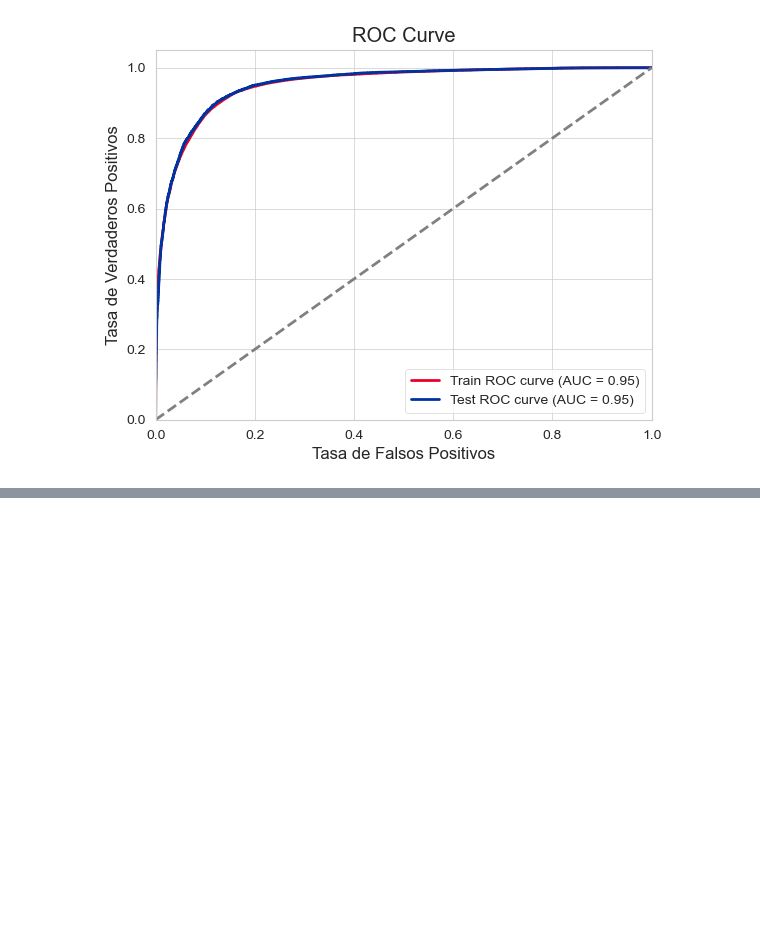
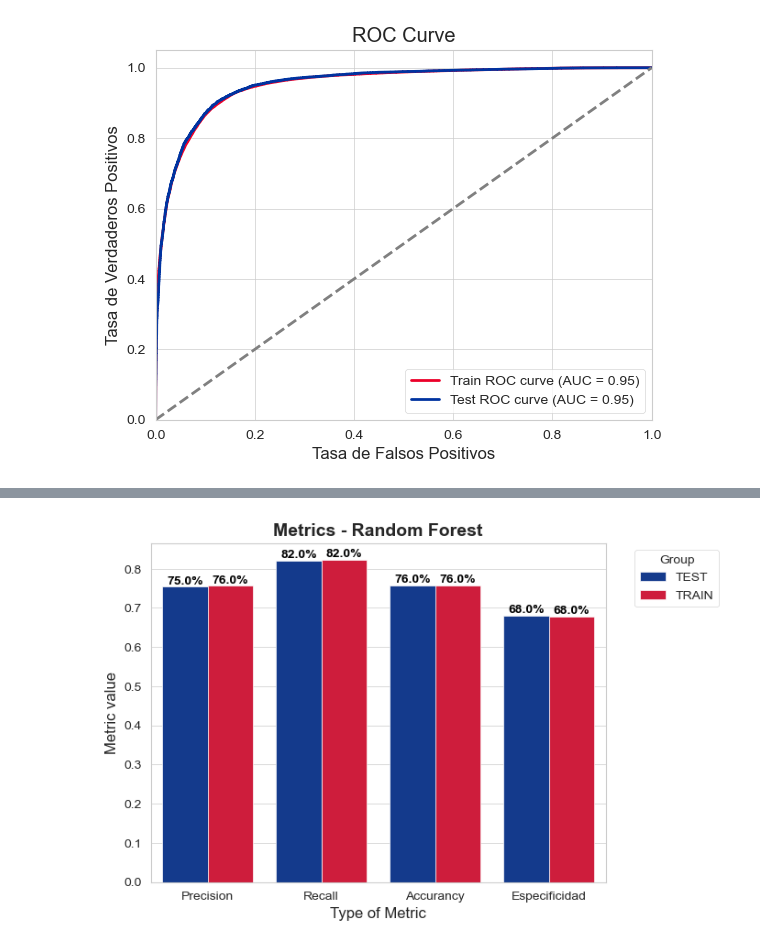
Before and after one commit to florderudder/proyectofinal_coderhouse, a Jupyter notebook: PrimeraEntrega+Derudder.ipynb, the cells around one changed output, grey strips where cells are left out. Cells and saved outputs as stored; diff of their text form; code cells hidden in the pictures; blank space fills up the shorter version.

```diff
--- a/PrimeraEntrega+Derudder.ipynb
+++ b/PrimeraEntrega+Derudder.ipynb
@@ -1577,0 +1711,92 @@ plt.show()
+# %%
+# Tomo los valores de la matriz de confusión para Random Forest
+Total_TEST_RF = sum(sum(confusion_test_rf))
+Total_TRAIN_RF = sum(sum(confusion_entrenamiento_rf))
+TP_TEST_RF = confusion_test_rf[1, 1]
+TP_TRAIN_RF = confusion_entrenamiento_rf[1, 1]
+TN_TEST_RF = confusion_test_rf[0, 0]
+TN_TRAIN_RF = confusion_entrenamiento_rf[0, 0]
+FP_TEST_RF = confusion_test_rf[0, 1]
+FP_TRAIN_RF = confusion_entrenamiento_rf[0, 1]
+FN_TEST_RF = confusion_test_rf[1, 0]
+FN_TRAIN_RF = confusion_entrenamiento_rf[1, 0]
+
+# Calculo las métricas para Random Forest
+Precision_TEST_RF = TP_TEST_RF / (TP_TEST_RF + FP_TEST_RF)
+Precision_TRAIN_RF = TP_TRAIN_RF / (TP_TRAIN_RF + FP_TRAIN_RF)
+Recall_TEST_RF = TP_TEST_RF / (TP_TEST_RF + FN_TEST_RF)
+Recall_TRAIN_RF = TP_TRAIN_RF / (TP_TRAIN_RF + FN_TRAIN_RF)
+Accurancy_TEST_RF = (TP_TEST_RF + TN_TEST_RF) / Total_TEST_RF
+Accurancy_TRAIN_RF = (TP_TRAIN_RF + TN_TRAIN_RF) / Total_TRAIN_RF
+Especificidad_TEST_RF = TN_TEST_RF / (TN_TEST_RF + FP_TEST_RF)
+Especificidad_TRAIN_RF = TN_TRAIN_RF / (TN_TRAIN_RF + FP_TRAIN_RF)
+
+# Presento todo en una misma tabla para Random Forest
+metricas_rf = pd.DataFrame(columns=['Population', 'Metric', 'Value'])
+
+# Precisión
+nuevo_dato_rf = {'Population': 'TEST',
+                 'Metric': 'Precision',
+                 'Value': Precision_TEST_RF}
+metricas_rf = pd.concat([metricas_rf, pd.DataFrame([nuevo_dato_rf])], ignore_index=True)
+nuevo_dato_rf = {'Population': 'TRAIN',
+                 'Metric': 'Precision',
+                 'Value': Precision_TRAIN_RF}
+metricas_rf = pd.concat([metricas_rf, pd.DataFrame([nuevo_dato_rf])], ignore_index=True)
+
+# Recall
+nuevo_dato_rf = {'Population': 'TEST',
+                 'Metric': 'Recall',
+                 'Value': Recall_TEST_RF}
+metricas_rf = pd.concat([metricas_rf, pd.DataFrame([nuevo_dato_rf])], ignore_index=True)
+nuevo_dato_rf = {'Population': 'TRAIN',
+                 'Metric': 'Recall',
+                 'Value': Recall_TRAIN_RF}
+metricas_rf = pd.concat([metricas_rf, pd.DataFrame([nuevo_dato_rf])], ignore_index=True)
+
+# Accurancy
+nuevo_dato_rf = {'Population': 'TEST',
+                 'Metric': 'Accurancy',
+                 'Value': Accurancy_TEST_RF}
+metricas_rf = pd.concat([metricas_rf, pd.DataFrame([nuevo_dato_rf])], ignore_index=True)
+nuevo_dato_rf = {'Population': 'TRAIN',
+                 'Metric': 'Accurancy',
+                 'Value': Accurancy_TRAIN_RF}
+metricas_rf = pd.concat([metricas_rf, pd.DataFrame([nuevo_dato_rf])], ignore_index=True)
+
+# Especificidad
+nuevo_dato_rf = {'Population': 'TEST',
+                 'Metric': 'Especificidad',
+                 'Value': Especificidad_TEST_RF}
+metricas_rf = pd.concat([metricas_rf, pd.DataFrame([nuevo_dato_rf])], ignore_index=True)
+nuevo_dato_rf = {'Population': 'TRAIN',
+                 'Metric': 'Especificidad',
+                 'Value': Especificidad_TRAIN_RF}
+metricas_rf = pd.concat([metricas_rf, pd.DataFrame([nuevo_dato_rf])], ignore_index=True)
+
+# Grafico y contextualizo para Random Forest
+sns.set_style("whitegrid")
+fig, ax = figsize = (20, 8)
+
+sns.barplot(data=metricas_rf,
+            x='Metric',
+            y='Value',
+            hue='Population',
+            palette=colores)
+plt.xlabel('Type of Metric')
+plt.ylabel('Metric value')
+plt.title('Metrics - Random Forest', fontsize=14, fontweight='bold')
+ax = plt.gca()
+for p in ax.patches:
+    x_text = p.get_x() + p.get_width() / 2.0
+    y_text = p.get_height()
+    ax.text(x_text, y_text, f'{str(round(y_text,2) * 100)}%',
+            ha='center',
+            va='bottom',
+            fontsize=10, color='black', fontweight='bold')
+
+plt.legend(title='Group', bbox_to_anchor=(1.05, 1), loc='upper left')
+metricas_rf_plot = plt.gcf()
+plt.show()
+# %% [output]
+[figure, added]
```
Also changed, not shown: parts of 16 cells of this notebook.
